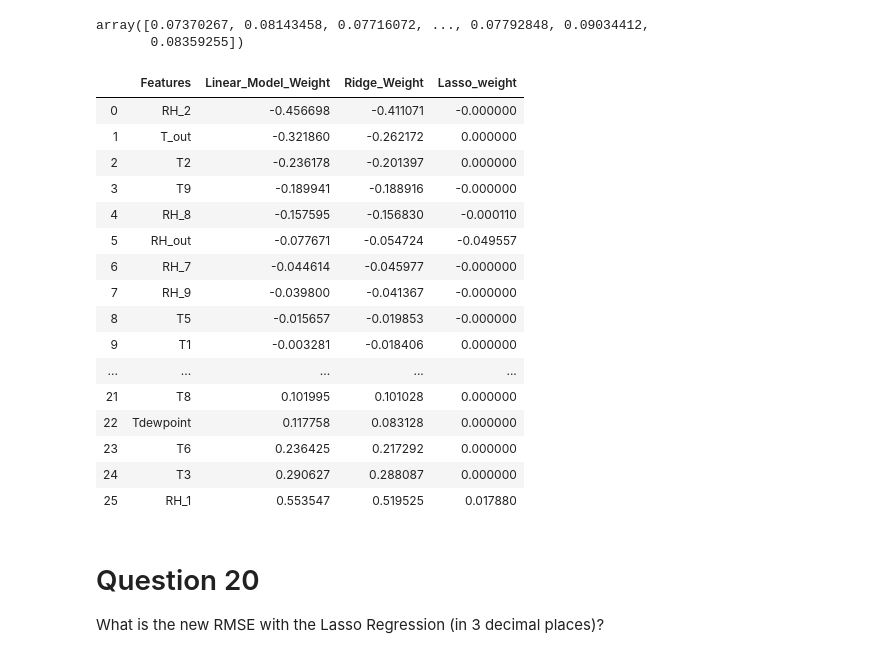
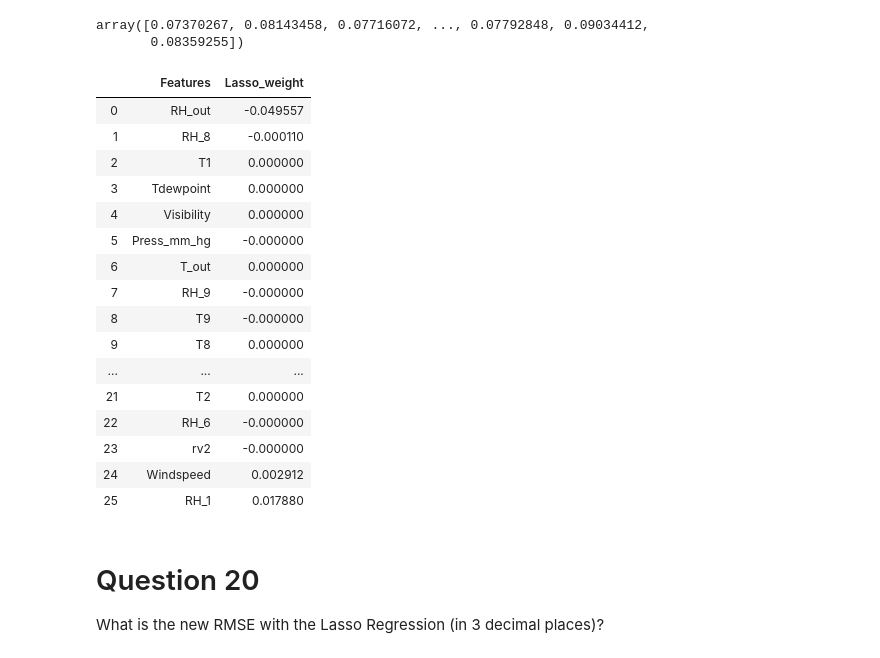
Before and after one commit to olufunmiruth/hamoye_quiz_stage_b, a Jupyter notebook: Quiz_stage_B.ipynb, the cells around one changed output. Saved outputs shown, nothing was run; the diff lists cells and outputs as text; code cells hidden in the pictures.

```diff
--- a/Quiz_stage_B.ipynb
+++ b/Quiz_stage_B.ipynb
@@ -300,25 +312,24 @@ lasso_weights_df = get_weights_df(lasso_reg, X_train, 'Lasso_weight')
-# %%
-final_weights = pd.merge(linear_model_weights, ridge_weights_df, on='Features')
-final_weights = pd.merge(final_weights, lasso_weights_df, on='Features')
-final_weights
-# %% [output]
-|  | Features | Linear_Model_Weight | Ridge_Weight | Lasso_weight |
-| 0 | RH_2 | -0.456698 | -0.411071 | -0.000000 |
-| 1 | T_out | -0.321860 | -0.262172 | 0.000000 |
-| 2 | T2 | -0.236178 | -0.201397 | 0.000000 |
-| 3 | T9 | -0.189941 | -0.188916 | -0.000000 |
-| 4 | RH_8 | -0.157595 | -0.156830 | -0.000110 |
-| 5 | RH_out | -0.077671 | -0.054724 | -0.049557 |
-| 6 | RH_7 | -0.044614 | -0.045977 | -0.000000 |
-| 7 | RH_9 | -0.039800 | -0.041367 | -0.000000 |
-| 8 | T5 | -0.015657 | -0.019853 | -0.000000 |
-| 9 | T1 | -0.003281 | -0.018406 | 0.000000 |
-| ... | ... | ... | ... | ... |
-| 21 | T8 | 0.101995 | 0.101028 | 0.000000 |
-| 22 | Tdewpoint | 0.117758 | 0.083128 | 0.000000 |
-| 23 | T6 | 0.236425 | 0.217292 | 0.000000 |
-| 24 | T3 | 0.290627 | 0.288087 | 0.000000 |
-| 25 | RH_1 | 0.553547 | 0.519525 | 0.017880 |
+# %%
+lasso_weights_df = get_weights_df(lasso_reg, X_train, 'Lasso_weight')
+lasso_weights_df
+# %% [output]
+|  | Features | Lasso_weight |
+| 0 | RH_out | -0.049557 |
+| 1 | RH_8 | -0.000110 |
+| 2 | T1 | 0.000000 |
+| 3 | Tdewpoint | 0.000000 |
+| 4 | Visibility | 0.000000 |
+| 5 | Press_mm_hg | -0.000000 |
+| 6 | T_out | 0.000000 |
+| 7 | RH_9 | -0.000000 |
+| 8 | T9 | -0.000000 |
+| 9 | T8 | 0.000000 |
+| ... | ... | ... |
+| 21 | T2 | 0.000000 |
+| 22 | RH_6 | -0.000000 |
+| 23 | rv2 | -0.000000 |
+| 24 | Windspeed | 0.002912 |
+| 25 | RH_1 | 0.017880 |
 # %% [markdown]
 # Question 20
 
```
Also changed, not shown: parts of 11 cells of this notebook.
